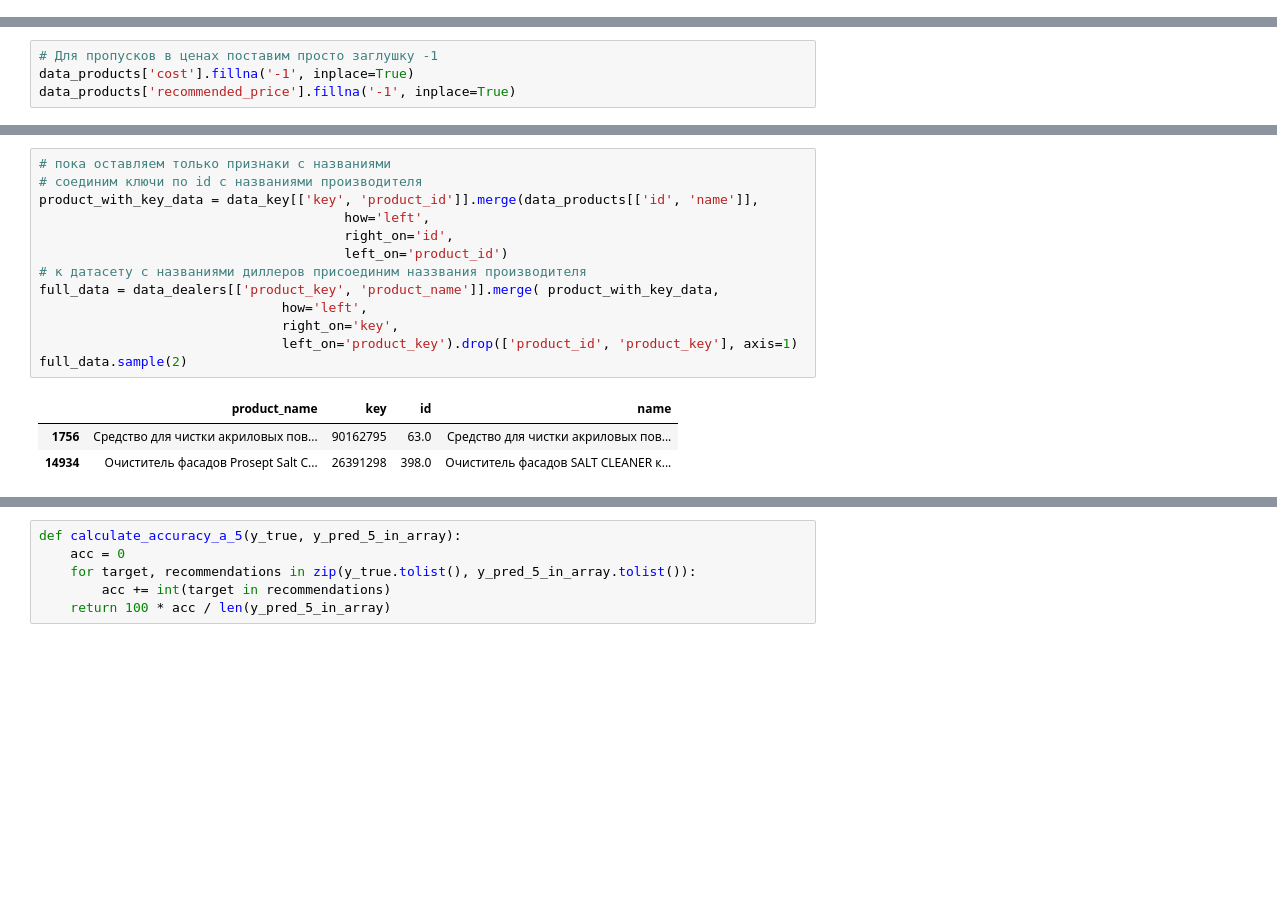
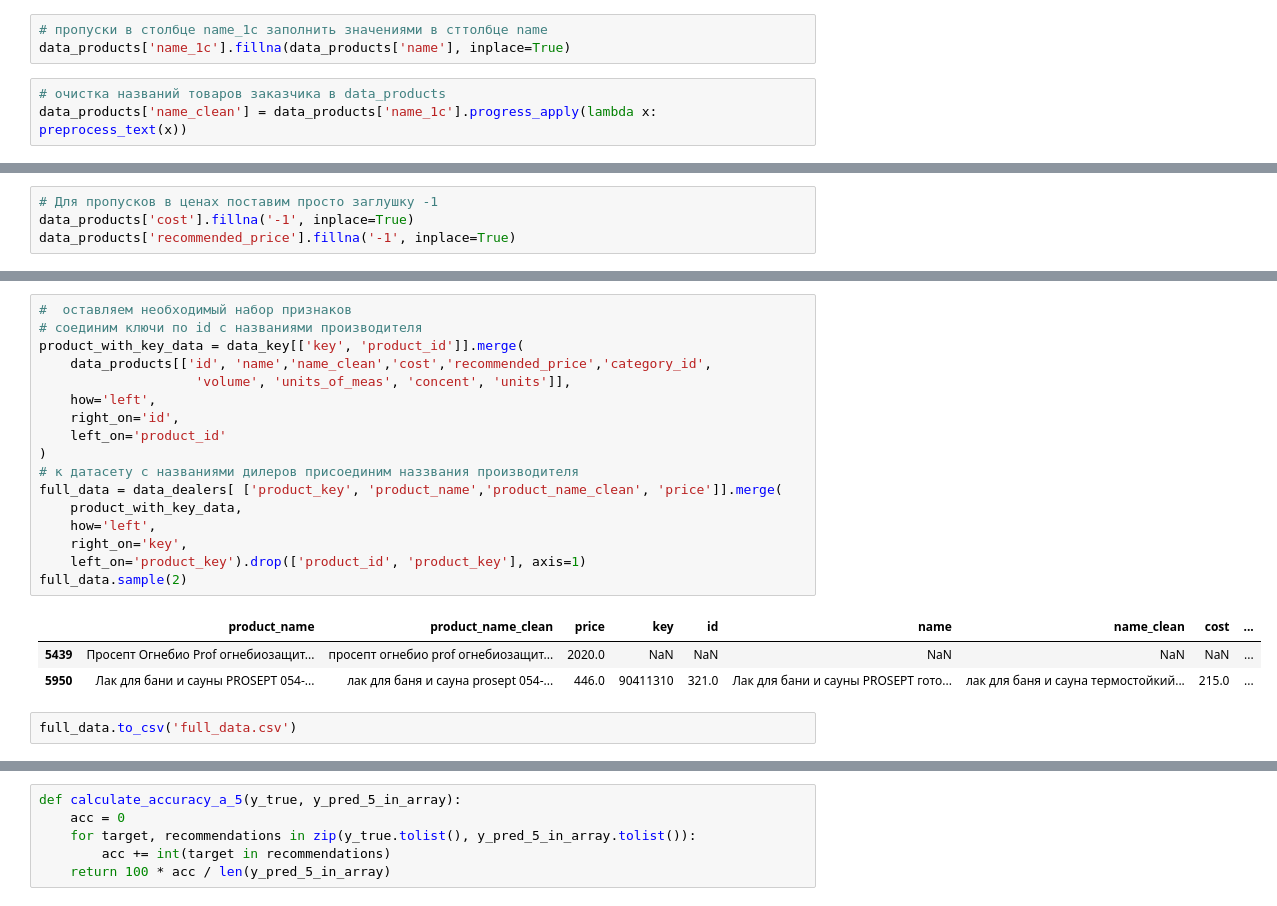
Before and after one commit to avkrickaya/Prosept_matching, a Jupyter notebook: prosept-hack-notebook-2511.ipynb, the cells around one changed output, grey strips where cells are left out. Saved outputs shown, nothing was run; the diff lists cells and outputs as text; blank space fills up the shorter version.

```diff
--- a/prosept-hack-notebook-2511.ipynb
+++ b/prosept-hack-notebook-2511.ipynb
@@ -432,3 +534,9 @@ data_products['name'] = data_products['name'].str.replace('"к', '" к')
 data_products['name'] = data_products['name'].str.replace('яблокаконцентрированное', 'яблока концентрированное')
 data_products['name'] = data_products['name'].str.replace('(сухой остаток 20%)', ' (сухой остаток 20%) ')
 data_products['name'] = data_products['name'].str.replace('.C', '. C')
+# %%
+# пропуски в столбце name_1c заполнить значениями в сттолбце name
+data_products['name_1c'].fillna(data_products['name'], inplace=True)
+# %%
+# очистка названий товаров заказчика в data_products
+data_products['name_clean'] = data_products['name_1c'].progress_apply(lambda x: preprocess_text(x))
@@ -488,18 +624,24 @@ data_dealers['vectorized_name'] = list(
 # %%
-# пока оставляем только признаки с названиями
+#  оставляем необходимый набор признаков
 # соединим ключи по id с названиями производителя
-product_with_key_data = data_key[['key', 'product_id']].merge(data_products[['id', 'name']],
-                                       how='left',
-                                       right_on='id',
-                                       left_on='product_id')
-# к датасету с названиями диллеров присоединим наззвания производителя
-full_data = data_dealers[['product_key', 'product_name']].merge( product_with_key_data,
-                               how='left',
-                               right_on='key',
-                               left_on='product_key').drop(['product_id', 'product_key'], axis=1)
+product_with_key_data = data_key[['key', 'product_id']].merge(
+    data_products[['id', 'name','name_clean','cost','recommended_price','category_id',
+                    'volume', 'units_of_meas', 'concent', 'units']],
+    how='left',
+    right_on='id',
+    left_on='product_id'
+)
+# к датасету с названиями дилеров присоединим наззвания производителя
+full_data = data_dealers[ ['product_key', 'product_name','product_name_clean', 'price']].merge(
+    product_with_key_data,
+    how='left',
+    right_on='key',
+    left_on='product_key').drop(['product_id', 'product_key'], axis=1)
 full_data.sample(2)
 # %% [output]
-|  | product_name | key | id | name |
-| 1756 | Средство для чистки акриловых пов... | 90162795 | 63.0 | Средство для чистки акриловых пов... |
-| 14934 | Очиститель фасадов Prosept Salt C... | 26391298 | 398.0 | Очиститель фасадов SALT CLEANER к... |
+|  | product_name | product_name_clean | price | key | id | name | name_clean | cost | ... |
+| 5439 | Просепт Огнебио Prof огнебиозащит... | просепт огнебио prof огнебиозащит... | 2020.0 | NaN | NaN | NaN | NaN | NaN | ... |
+| 5950 | Лак для бани и сауны PROSEPT 054-... | лак для баня и сауна prosept 054-... | 446.0 | 90411310 | 321.0 | Лак для бани и сауны PROSEPT гото... | лак для баня и сауна термостойкий... | 215.0 | ... |
+# %%
+full_data.to_csv('full_data.csv')
 # %%
```
Also changed, not shown: parts of 93 cells of this notebook, 1 other file.
